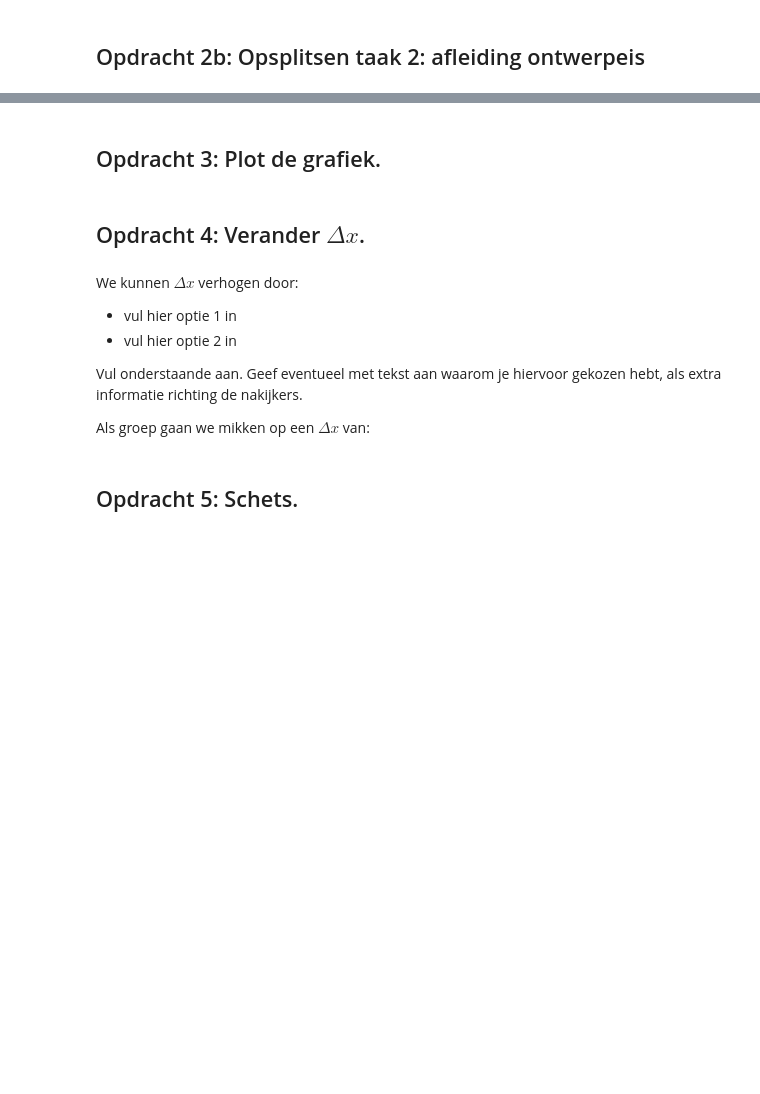
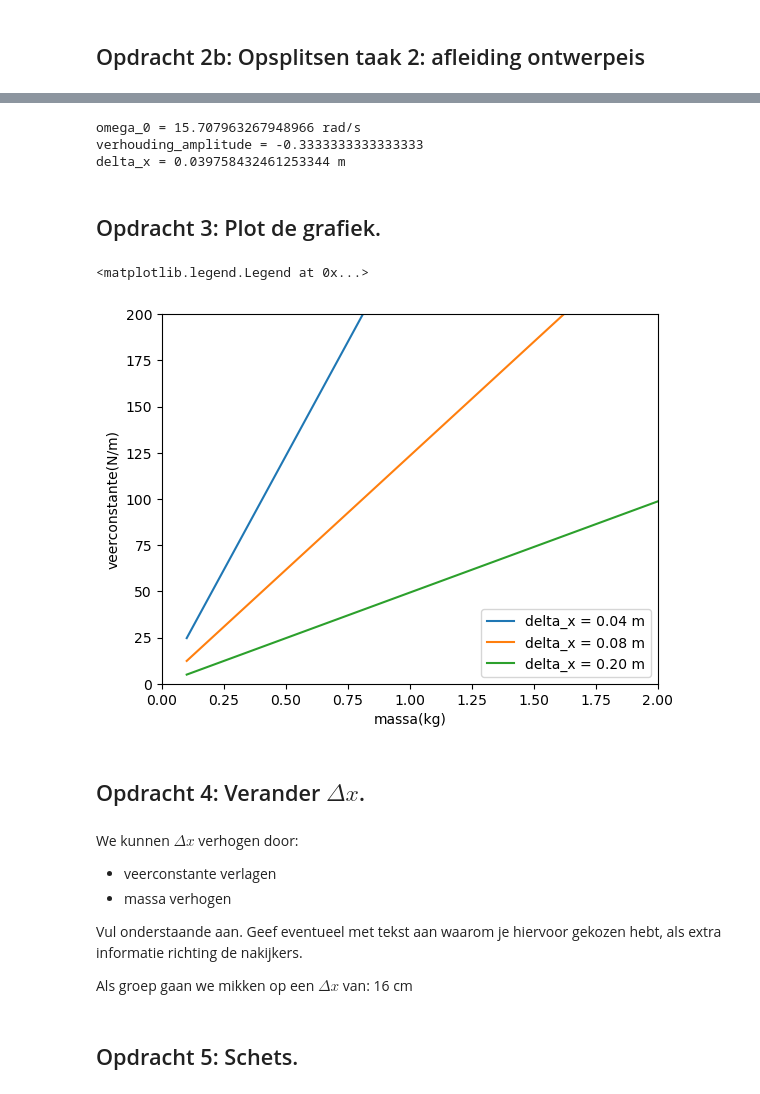
Before and after one commit to ChristophSmit/opdrachten-DEF-D, a Jupyter notebook: FysiekeOntwerpopdrachten/5MaakEenOpstellingTrillingsvrij/Ontwerpopdracht5MaakEenOpstellingTrillingsvrijInvulTemplate.ipynb, the cells around one changed output, grey strips where cells are left out. Cells and saved outputs as stored; diff of their text form; code cells hidden in the pictures; blank space fills up the shorter version.

```diff
--- a/FysiekeOntwerpopdrachten/5MaakEenOpstellingTrillingsvrij/Ontwerpopdracht5MaakEenOpstellingTrillingsvrijInvulTemplate.ipynb
+++ b/FysiekeOntwerpopdrachten/5MaakEenOpstellingTrillingsvrij/Ontwerpopdracht5MaakEenOpstellingTrillingsvrijInvulTemplate.ipynb
@@ -51,21 +75,46 @@ Vul onderstaande tabel in:
 # %%
-# Bereken hier de minimale Delta-x waarbij je aan de eis van de opdracht voldoet.
+omega_0 = np.sqrt(5**2/4)*2*np.pi
+print("omega_0 =", omega_0, "rad/s")
+
+print("verhouding_amplitude =", 1/(1-(10*np.pi)**2/omega_0**2))
+
+delta_x = g/(omega_0**2)
+
+print("delta_x =", delta_x, "m")
+# %% [output]
+omega_0 = 15.707963267948966 rad/s
+verhouding_amplitude = -0.3333333333333333
+delta_x = 0.039758432461253344 m
 # %% [markdown]
 ## Opdracht 3: Plot de grafiek.
 # %%
-# Voeg hier je plot in. Lees goed de opdracht wat er in de grafiek moet staan!
-# Het is ook handig om je grafiek op te slaan, doe dat door met plt.savefig().
+def veerconstante(m, d_x):
+    return m*g/d_x
+
+m_test = np.linspace(0.1, 5, 1000)
+plt.figure()
+plt.plot(m_test, veerconstante(m_test, delta_x), label = f"delta_x = {delta_x:.2f} m")
+plt.plot(m_test, veerconstante(m_test, delta_x*2), label = f"delta_x = {delta_x*2:.2f} m")
+plt.plot(m_test, veerconstante(m_test, delta_x*5), label = f"delta_x = {delta_x*5:.2f} m")
+plt.xlabel("massa(kg)")
+plt.ylabel("veerconstante(N/m)")
+plt.ylim(0,200)
+plt.xlim(0, 2)
+plt.legend()
+# %% [output]
+<matplotlib.legend.Legend at 0x...>
+[figure, added]
 # %% [markdown]
 ## Opdracht 4: Verander $\Delta x$.
 # %% [markdown]
 We kunnen $\Delta x$ verhogen door:
 
-- vul hier optie 1 in
-- vul hier optie 2 in
+- veerconstante verlagen
+- massa verhogen
 
 Vul onderstaande aan. Geef eventueel met tekst aan waarom je hiervoor gekozen hebt, als extra informatie richting de nakijkers.
 
-Als groep gaan we mikken op een $\Delta x$ van:
+Als groep gaan we mikken op een $\Delta x$ van: 16 cm
 # %% [markdown]
 ## Opdracht 5: Schets.
 # %% [markdown]
```
Also changed, not shown: parts of 16 cells of this notebook, 2 other files.
